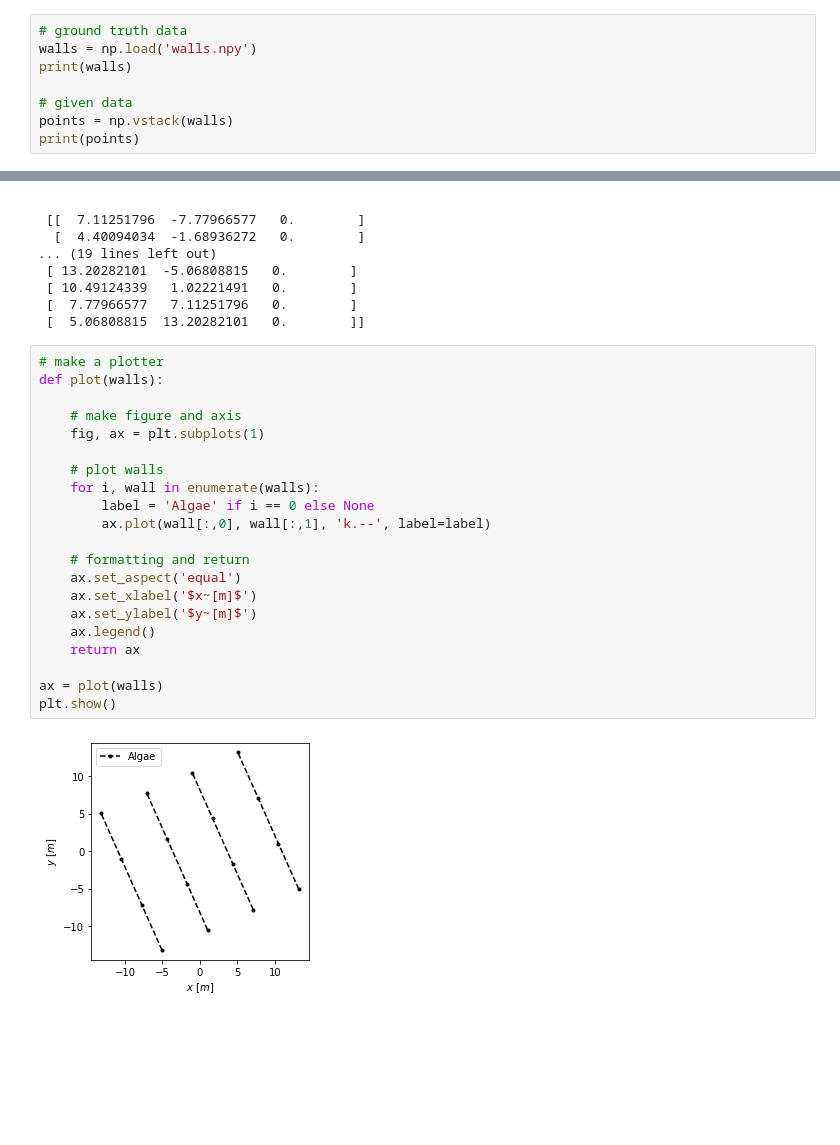
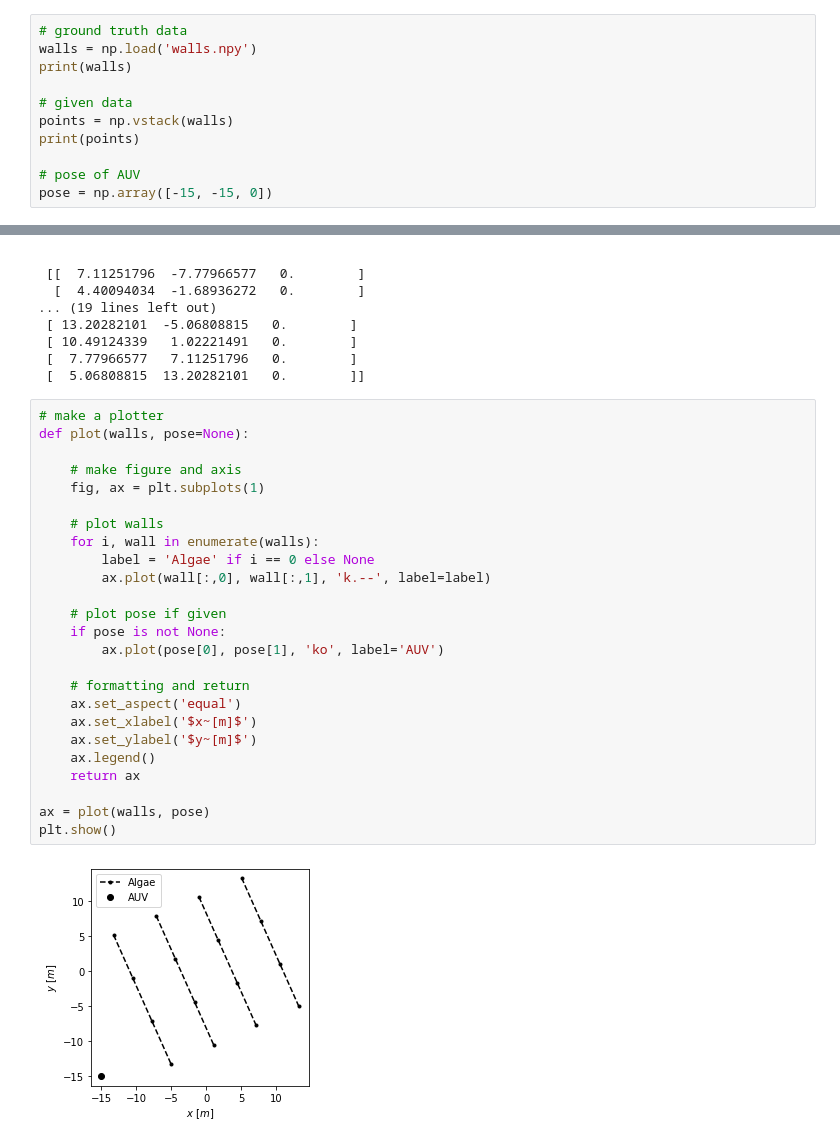
Before and after one commit to smarc-project/smarc_missions, a Jupyter notebook: smarc_bt/notebooks/linear_fit.ipynb, the cells around one changed output, grey strips where cells are left out. Cells and saved outputs as stored; diff of their text form; blank space fills up the shorter version.

```diff
--- a/smarc_bt/notebooks/linear_fit.ipynb
+++ b/smarc_bt/notebooks/linear_fit.ipynb
@@ -13,6 +13,9 @@ print(walls)
 # given data
 points = np.vstack(walls)
 print(points)
+
+# pose of AUV
+pose = np.array([-15, -15, 0])
 # %% [output]
 [[[ -5.06808815 -13.20282101   0.        ]
   [ -7.77966577  -7.11251796   0.        ]
@@ -33,27 +36,31 @@ print(points)
  [  5.06808815  13.20282101   0.        ]]
 # %%
 # make a plotter
-def plot(walls):
+def plot(walls, pose=None):
 
     # make figure and axis
     fig, ax = plt.subplots(1)
 
     # plot walls
     for i, wall in enumerate(walls):
         label = 'Algae' if i == 0 else None
         ax.plot(wall[:,0], wall[:,1], 'k.--', label=label)
 
+    # plot pose if given
+    if pose is not None:
+        ax.plot(pose[0], pose[1], 'ko', label='AUV')
+
     # formatting and return
     ax.set_aspect('equal')
     ax.set_xlabel('$x~[m]$')
     ax.set_ylabel('$y~[m]$')
     ax.legend()
     return ax
 
-ax = plot(walls)
+ax = plot(walls, pose)
 plt.show()
 # %% [output]
-[figure, old version]
+[figure, new version]
 # %%
 # let's compute the orientation of the farm
 def orientation(walls):
```
Also changed, not shown: parts of 3 cells of this notebook, 1 other file.
